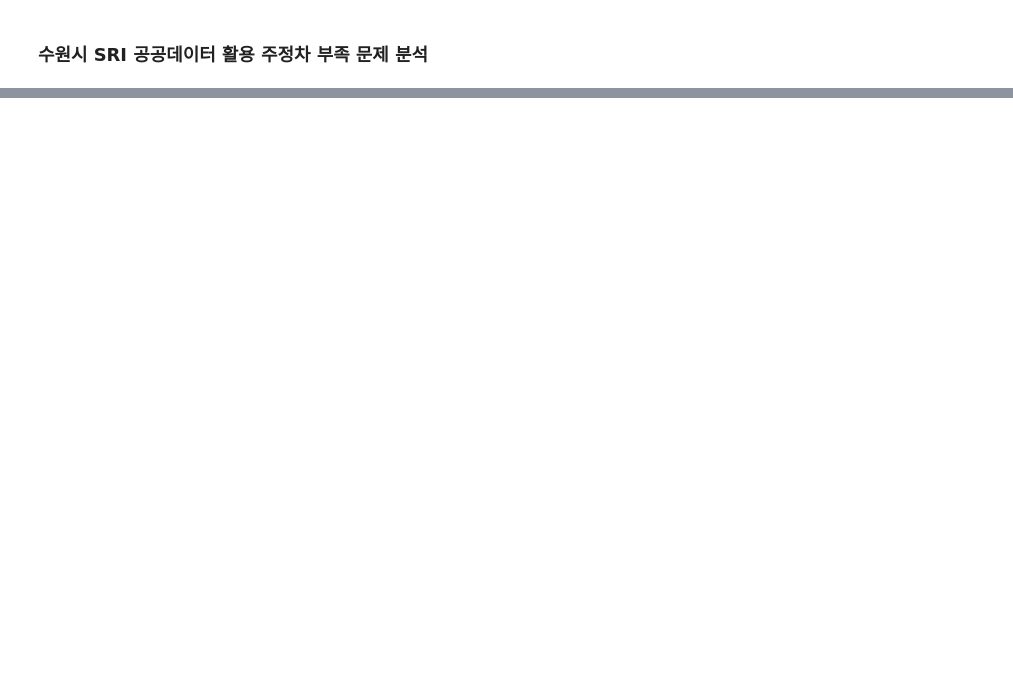
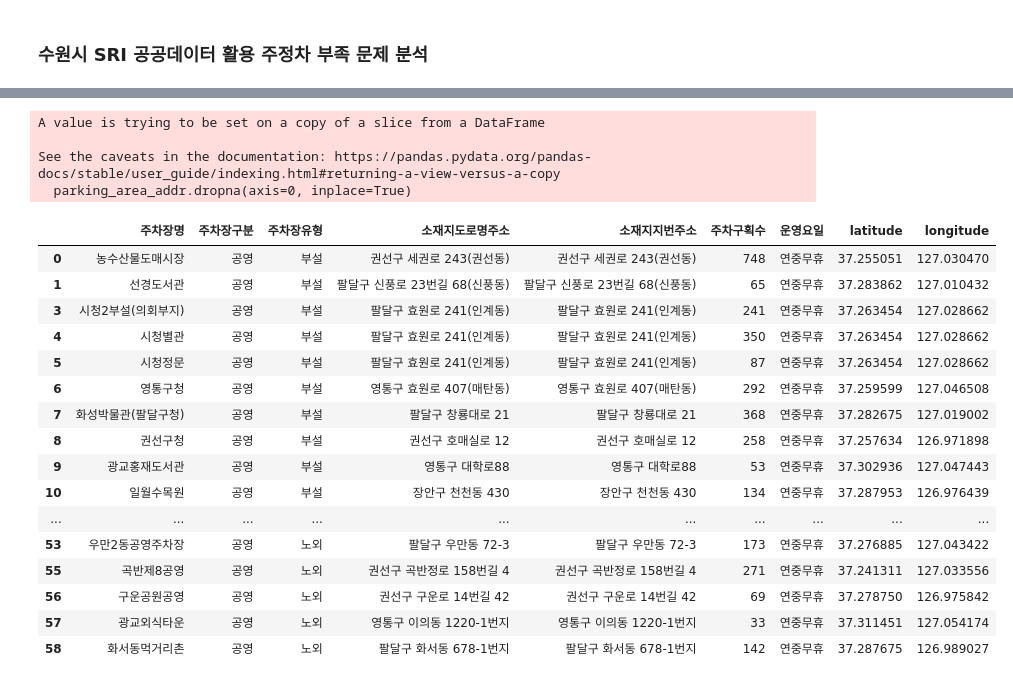
Before and after one commit to HOYUN-Y/Data_projects, a Jupyter notebook: dacon_sri_suwon_data_analysis/수원시_공공데이터_교통부문.ipynb, the cells around one changed output, grey strips where cells are left out. Saved outputs shown, nothing was run; the diff lists cells and outputs as text; code cells hidden in the pictures; blank space fills up the shorter version.

```diff
--- a/dacon_sri_suwon_data_analysis/수원시_공공데이터_교통부문.ipynb
+++ b/dacon_sri_suwon_data_analysis/수원시_공공데이터_교통부문.ipynb
@@ -19,6 +19,8 @@ survey_2025_2 = pd.read_excel(f'{filepath}/(공개용)2025녀
 city_policy_data = pd.read_excel(f'{filepath}/수원시 도시정책지표 공개 데이터.xlsx') #도시정책지표 데이터
 survey_2023 = pd.read_excel(f'{filepath}/(HRC250611) 2023년 수원서베이 용역_공개용 데이터(엑셀).xlsx') #2024년 수원서베이 용역
 survey_2024 = pd.read_excel(f'{filepath}/(HRC250604) 2024년 수원서베이 용역_공개용 데이터(엑셀).xlsx')#2023년 수원서베이 용역
+# %%
+parking_area = pd.read_csv('수원도시공사_공영주차장 현황_20241231.csv', encoding='cp949')
 # %% [markdown]
 ### 활용 가능한 교통 관련 문항 추출 및 분석
 - 2025년 1분기
@@ -44,0 +86,2 @@ survey_2024 = pd.read_excel(f'{filepath}/(HRC250604) 2024년 수워
+# %%
+parking_area_addr=parking_area[['주차장명','주차장구분','주차장유형','소재지도로명주소','소재지지번주소','주차구획수','운영요일']]
@@ -44,0 +139,2 @@ survey_2024 = pd.read_excel(f'{filepath}/(HRC250604) 2024년 수워
+# %%
+parking_area_addr=add_to_pos(parking_area_addr)
@@ -44,0 +152,7 @@ survey_2024 = pd.read_excel(f'{filepath}/(HRC250604) 2024년 수워
+# %%
+parking_area_addr.dropna(axis=0, inplace=True)
+# %% [output]
+A value is trying to be set on a copy of a slice from a DataFrame
+
+See the caveats in the documentation: https://pandas.pydata.org/pandas-docs/stable/user_guide/indexing.html#returning-a-view-versus-a-copy
+  parking_area_addr.dropna(axis=0, inplace=True)
@@ -44,0 +161,20 @@ survey_2024 = pd.read_excel(f'{filepath}/(HRC250604) 2024년 수워
+# %%
+parking_area_addr
+# %% [output]
+|  | 주차장명 | 주차장구분 | 주차장유형 | 소재지도로명주소 | 소재지지번주소 | 주차구획수 | 운영요일 | latitude | longitude |
+| 0 | 농수산물도매시장 | 공영 | 부설 | 권선구 세권로 243(권선동) | 권선구 세권로 243(권선동) | 748 | 연중무휴 | 37.255051 | 127.030470 |
+| 1 | 선경도서관 | 공영 | 부설 | 팔달구 신풍로 23번길 68(신풍동) | 팔달구 신풍로 23번길 68(신풍동) | 65 | 연중무휴 | 37.283862 | 127.010432 |
+| 3 | 시청2부설(의회부지) | 공영 | 부설 | 팔달구 효원로 241(인계동) | 팔달구 효원로 241(인계동) | 241 | 연중무휴 | 37.263454 | 127.028662 |
+| 4 | 시청별관 | 공영 | 부설 | 팔달구 효원로 241(인계동) | 팔달구 효원로 241(인계동) | 350 | 연중무휴 | 37.263454 | 127.028662 |
+| 5 | 시청정문 | 공영 | 부설 | 팔달구 효원로 241(인계동) | 팔달구 효원로 241(인계동) | 87 | 연중무휴 | 37.263454 | 127.028662 |
+| 6 | 영통구청 | 공영 | 부설 | 영통구 효원로 407(매탄동) | 영통구 효원로 407(매탄동) | 292 | 연중무휴 | 37.259599 | 127.046508 |
+| 7 | 화성박물관(팔달구청) | 공영 | 부설 | 팔달구 창룡대로 21 | 팔달구 창룡대로 21 | 368 | 연중무휴 | 37.282675 | 127.019002 |
+| 8 | 권선구청 | 공영 | 부설 | 권선구 호매실로 12 | 권선구 호매실로 12 | 258 | 연중무휴 | 37.257634 | 126.971898 |
+| 9 | 광교홍재도서관 | 공영 | 부설 | 영통구 대학로88 | 영통구 대학로88 | 53 | 연중무휴 | 37.302936 | 127.047443 |
+| 10 | 일월수목원 | 공영 | 부설 | 장안구 천천동 430 | 장안구 천천동 430 | 134 | 연중무휴 | 37.287953 | 126.976439 |
+| ... | ... | ... | ... | ... | ... | ... | ... | ... | ... |
+| 53 | 우만2동공영주차장 | 공영 | 노외 | 팔달구 우만동 72-3 | 팔달구 우만동 72-3 | 173 | 연중무휴 | 37.276885 | 127.043422 |
+| 55 | 곡반제8공영 | 공영 | 노외 | 권선구 곡반정로 158번길 4 | 권선구 곡반정로 158번길 4 | 271 | 연중무휴 | 37.241311 | 127.033556 |
+| 56 | 구운공원공영 | 공영 | 노외 | 권선구 구운로 14번길 42 | 권선구 구운로 14번길 42 | 69 | 연중무휴 | 37.278750 | 126.975842 |
+| 57 | 광교외식타운 | 공영 | 노외 | 영통구 이의동 1220-1번지 | 영통구 이의동 1220-1번지 | 33 | 연중무휴 | 37.311451 | 127.054174 |
+| 58 | 화서동먹거리촌 | 공영 | 노외 | 팔달구 화서동 678-1번지 | 팔달구 화서동 678-1번지 | 142 | 연중무휴 | 37.287675 | 126.989027 |
```
Also changed, not shown: parts of 9 cells of this notebook, 4 other files.
